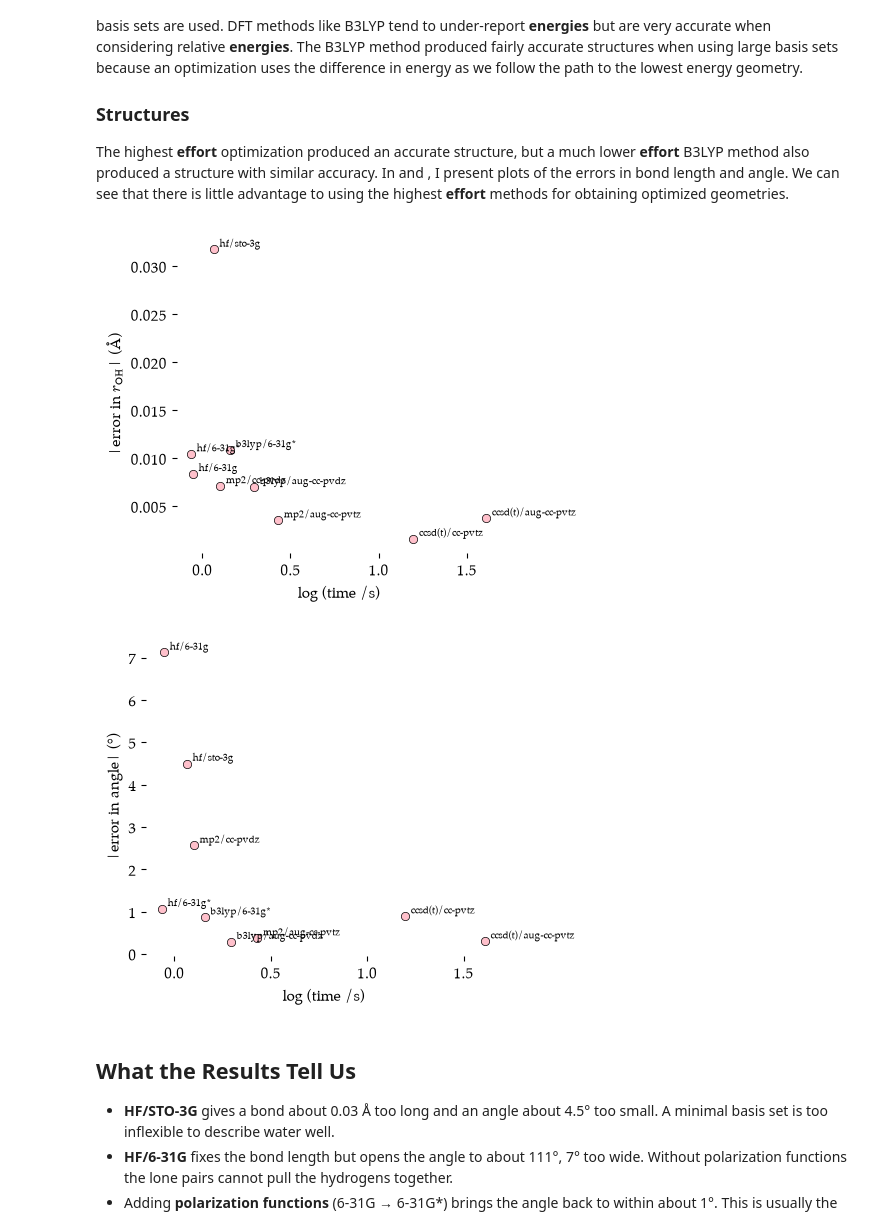
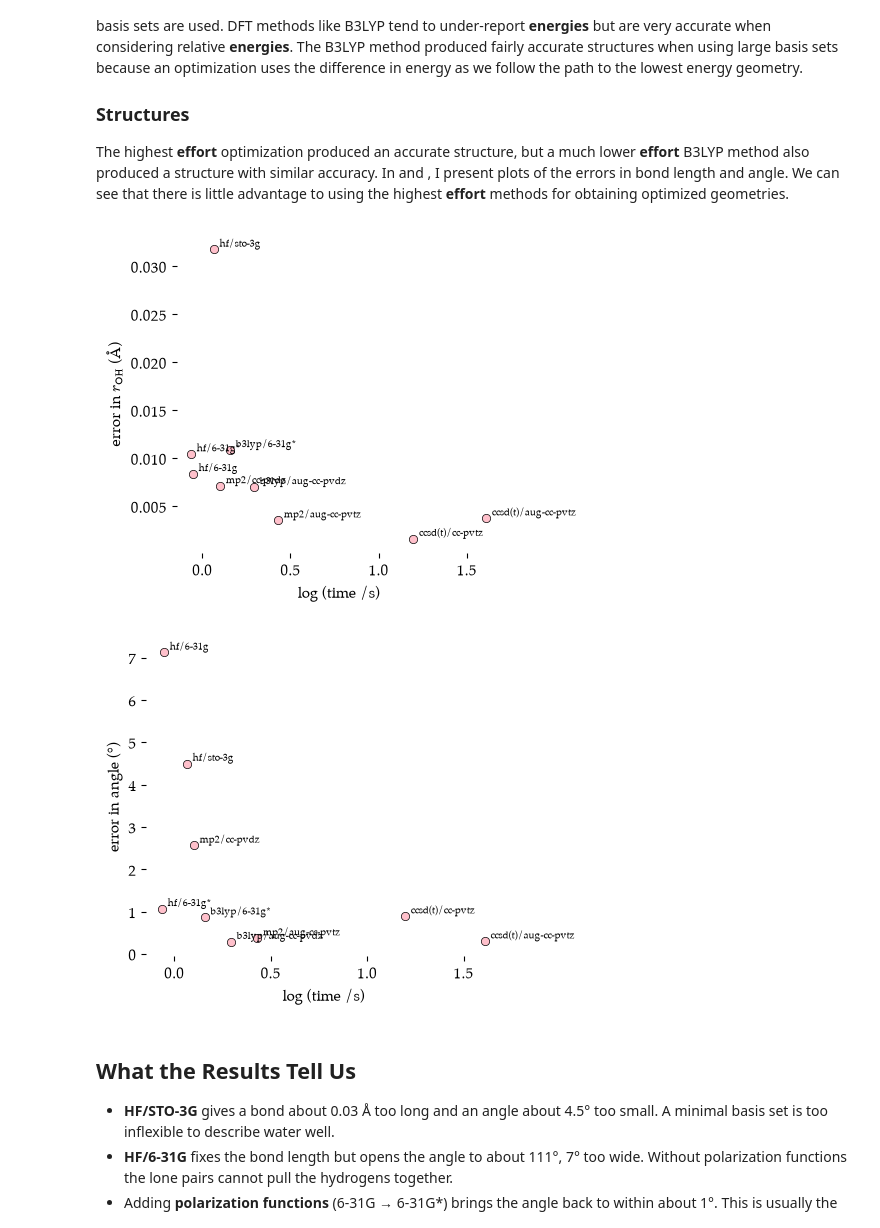
Before and after one commit to blinkletter/UsingPsi4v2, a Jupyter notebook: ch2C-level-of-effort.ipynb, the cells around one changed output. Drawn from its saved outputs; the diff is of its cells as text; code cells hidden in the pictures.

```diff
--- a/ch2C-level-of-effort.ipynb
+++ b/ch2C-level-of-effort.ipynb
@@ -340,39 +340,39 @@ The highest **effort** optimization produced an accurate structure, but a much l
 # %%
 #| label: error_r_2C
 #| caption: Error in bond distance vs time for calculation.
 #| tags: [hide-input]
 fig, ax = plt.subplots(nrows=1, ncols=1, figsize=(5,4))
 
-col, label = ["error r (Å)", r"|error in $r_{\mathrm{OH}}$| (Å)"]
+col, label = ["error r (Å)", r"error in $r_{\mathrm{OH}}$ (Å)"]
 x = np.log10(results["time (s)"])
 y = results[col].abs()
 ax.plot(x, y,
         linestyle="none", marker="o",
         markerfacecolor="pink",
         markeredgecolor="black",
         markeredgewidth=0.5)
 for _, row in results.iterrows():
     xtext = np.log10(row["time (s)"])
     ytext = abs(row[col])
 
     ax.annotate(row["level"], (xtext, ytext),
                     fontsize=7, xytext=(4, 2), textcoords="offset points")
 #ax.set_xscale("log")
 ax.set_xlabel("log (time /s)")
 ax.set_ylabel(label)
 
 plt.tight_layout()
 plt.savefig(output_dir / "2C-error_r.png", dpi=300, bbox_inches="tight")
 plt.show()
 # %% [output]
-[figure, old version]
+[figure, new version]
 # %%
 #| label: error_a_2C
 #| caption: Error in bond angle vs time for calculation.
 #| tags: [hide-input]
 fig, ax = plt.subplots(nrows=1, ncols=1, figsize=(5,4))
 
-col, label = ["error a (°)", "|error in angle| (°)"]
+col, label = ["error a (°)", "error in angle (°)"]
 x = np.log10(results["time (s)"])
 y = results[col].abs()
 ax.plot(x, y,
@@ -394,7 +394,7 @@ plt.tight_layout()
 plt.savefig(output_dir / "2C-error_a.png", dpi=300, bbox_inches="tight")
 plt.show()
 # %% [output]
-[figure, old version]
+[figure, new version]
 # %% [markdown]
 ## What the Results Tell Us
 
```
